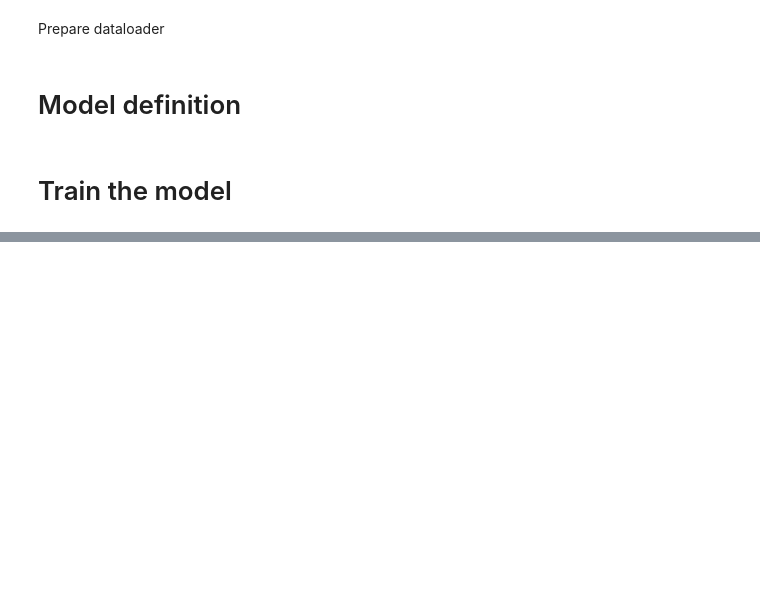
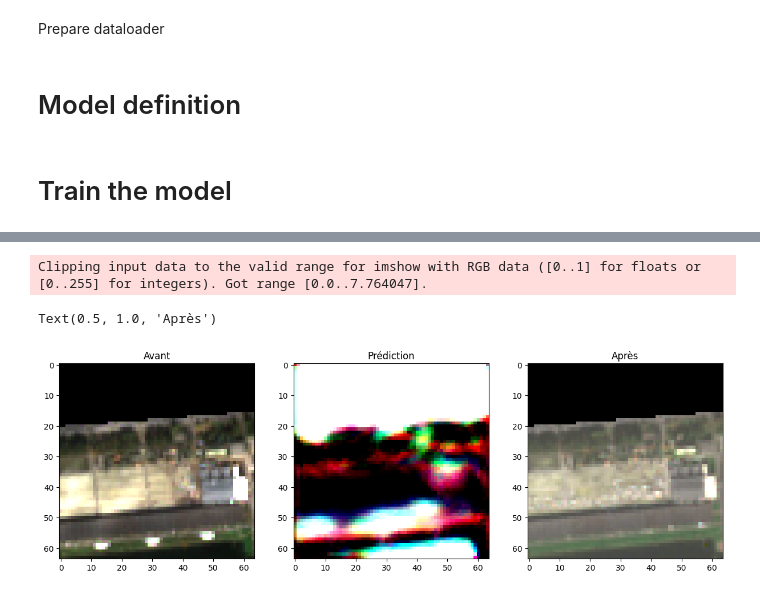
Before and after one commit to Etienne-bdt/BEI-SIA24, a Jupyter notebook: CNN.ipynb, the cells around one changed output, grey strips where cells are left out. Drawn from its saved outputs; the diff is of its cells as text; code cells hidden in the pictures; blank space fills up the shorter version.

Commit message:
Training CNN

```diff
--- a/CNN.ipynb
+++ b/CNN.ipynb
@@ -28,7 +28,7 @@ No numpy patches found in ./data/57591\patches
 # %% [markdown]
 Prepare dataloader
 # %%
-batch_size = 32
+batch_size = 16
 num_threads = 0
 
 #Split into train and validation
@@ -108,14 +108,14 @@ train_loss_pred, val_loss_pred = [], []
 train_loss_comp_pred, val_loss_comp_pred = [], []
 train_loss_tot, val_loss_tot = [], []
 best_loss=1000000
-for epoch in range(n_epochs):
+for epoch in tqdm(range(n_epochs)):
     model.train()
     accu_comp = 0.0
     accu_pred = 0.0
     accu_comp_pred = 0.0
     accu_total = 0.0
 
-    for x, y, mask in tqdm(train_loader):
+    for x, y, mask in train_loader:
         x,y,mask = x.to(device), y.to(device), mask.to(device)
         x,y,mask = x.float(), y.float(), mask.float()
         optimizer.zero_grad()
@@ -249,0 +224,18 @@ plt.show()
+# %%
+model.cpu()
+
+x,y,mask = next(iter(val_loader))
+in_x = torch.cat((x, mask), dim=1)
+y_pred = model(in_x.float())
+
+fig, axs = plt.subplots(1, 3, figsize=(15, 5))
+axs[0].imshow(x[0, 0:3, :, :].permute(1, 2, 0))
+axs[0].set_title("Avant")
+axs[1].imshow(y_pred[0, 0:3, :, :].detach().permute(1, 2, 0))
+axs[1].set_title("Prédiction")
+axs[2].imshow(y[0, 0:3, :, :].permute(1, 2, 0))
+axs[2].set_title("Après")
+# %% [output]
+Clipping input data to the valid range for imshow with RGB data ([0..1] for floats or [0..255] for integers). Got range [0.0..7.764047].
+Text(0.5, 1.0, 'Après')
+[figure, added]
```
Also changed, not shown: parts of 2 cells of this notebook.
